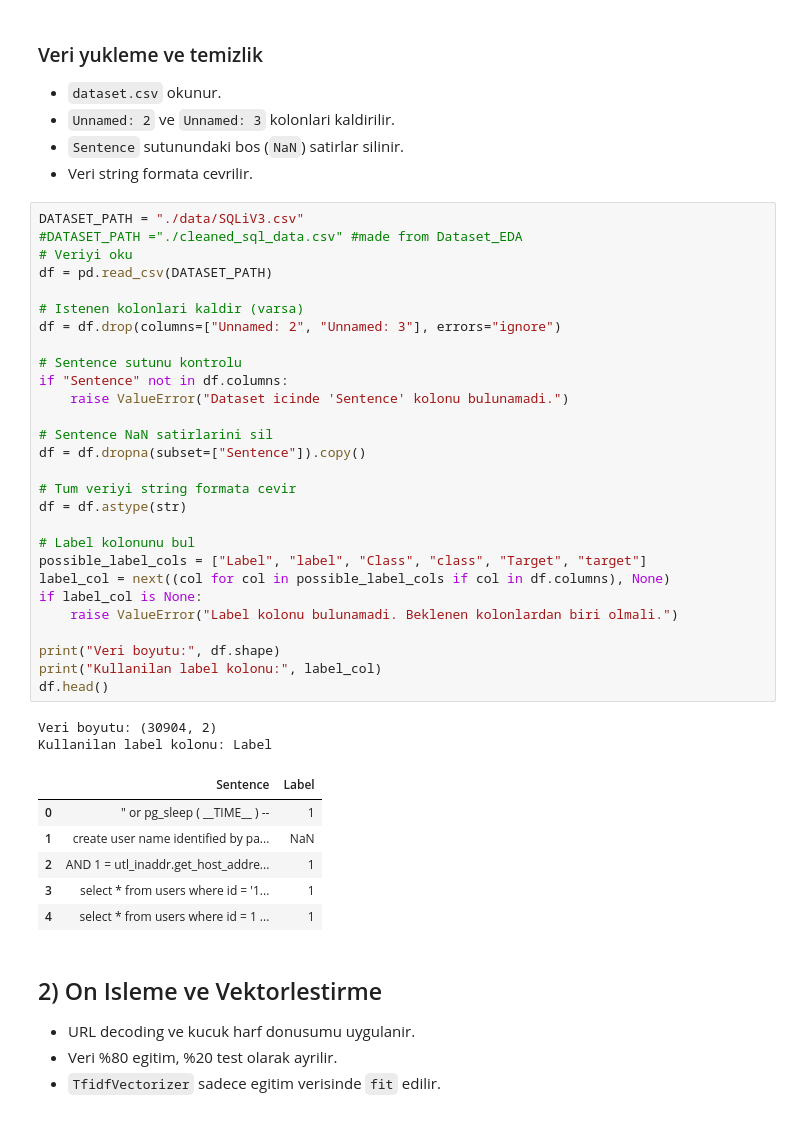
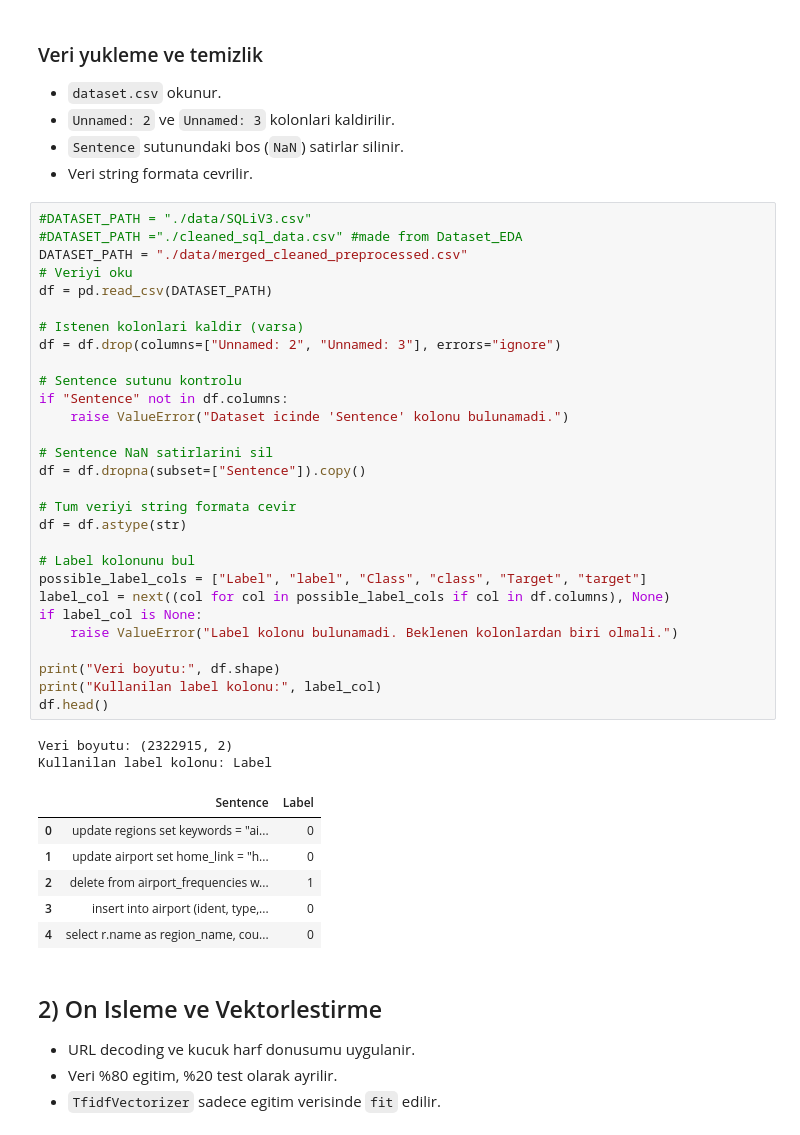
Before and after one commit to muratkakcigaz/ML-SQL-IDS, a Jupyter notebook: sql_ids_single_flow.ipynb, the cells around one changed output. Cells and saved outputs as stored; diff of their text form.

```diff
--- a/sql_ids_single_flow.ipynb
+++ b/sql_ids_single_flow.ipynb
@@ -32,42 +32,43 @@ plt.rcParams["figure.figsize"] = (8, 5)
 - `Sentence` sutunundaki bos (`NaN`) satirlar silinir.
 - Veri string formata cevrilir.
 # %%
-DATASET_PATH = "./data/SQLiV3.csv"
+#DATASET_PATH = "./data/SQLiV3.csv"
 #DATASET_PATH ="./cleaned_sql_data.csv" #made from Dataset_EDA
+DATASET_PATH = "./data/merged_cleaned_preprocessed.csv"
 # Veriyi oku
 df = pd.read_csv(DATASET_PATH)
 
 # Istenen kolonlari kaldir (varsa)
 df = df.drop(columns=["Unnamed: 2", "Unnamed: 3"], errors="ignore")
 
 # Sentence sutunu kontrolu
 if "Sentence" not in df.columns:
     raise ValueError("Dataset icinde 'Sentence' kolonu bulunamadi.")
 
 # Sentence NaN satirlarini sil
 df = df.dropna(subset=["Sentence"]).copy()
 
 # Tum veriyi string formata cevir
 df = df.astype(str)
 
 # Label kolonunu bul
 possible_label_cols = ["Label", "label", "Class", "class", "Target", "target"]
 label_col = next((col for col in possible_label_cols if col in df.columns), None)
 if label_col is None:
     raise ValueError("Label kolonu bulunamadi. Beklenen kolonlardan biri olmali.")
 
 print("Veri boyutu:", df.shape)
 print("Kullanilan label kolonu:", label_col)
 df.head()
 # %% [output]
-Veri boyutu: (30904, 2)
+Veri boyutu: (2322915, 2)
 Kullanilan label kolonu: Label
 |  | Sentence | Label |
-| 0 | " or pg_sleep ( __TIME__ ) -- | 1 |
-| 1 | create user name identified by pa... | NaN |
-| 2 | AND 1 = utl_inaddr.get_host_addre... | 1 |
-| 3 | select * from users where id = '1... | 1 |
-| 4 | select * from users where id = 1 ... | 1 |
+| 0 | update regions set keywords = "ai... | 0 |
+| 1 | update airport set home_link = "h... | 0 |
+| 2 | delete from airport_frequencies w... | 1 |
+| 3 | insert into airport (ident, type,... | 0 |
+| 4 | select r.name as region_name, cou... | 0 |
 # %% [markdown]
 ## 2) On Isleme ve Vektorlestirme
 
```
Also changed, not shown: parts of 10 cells of this notebook, 12 other files.
